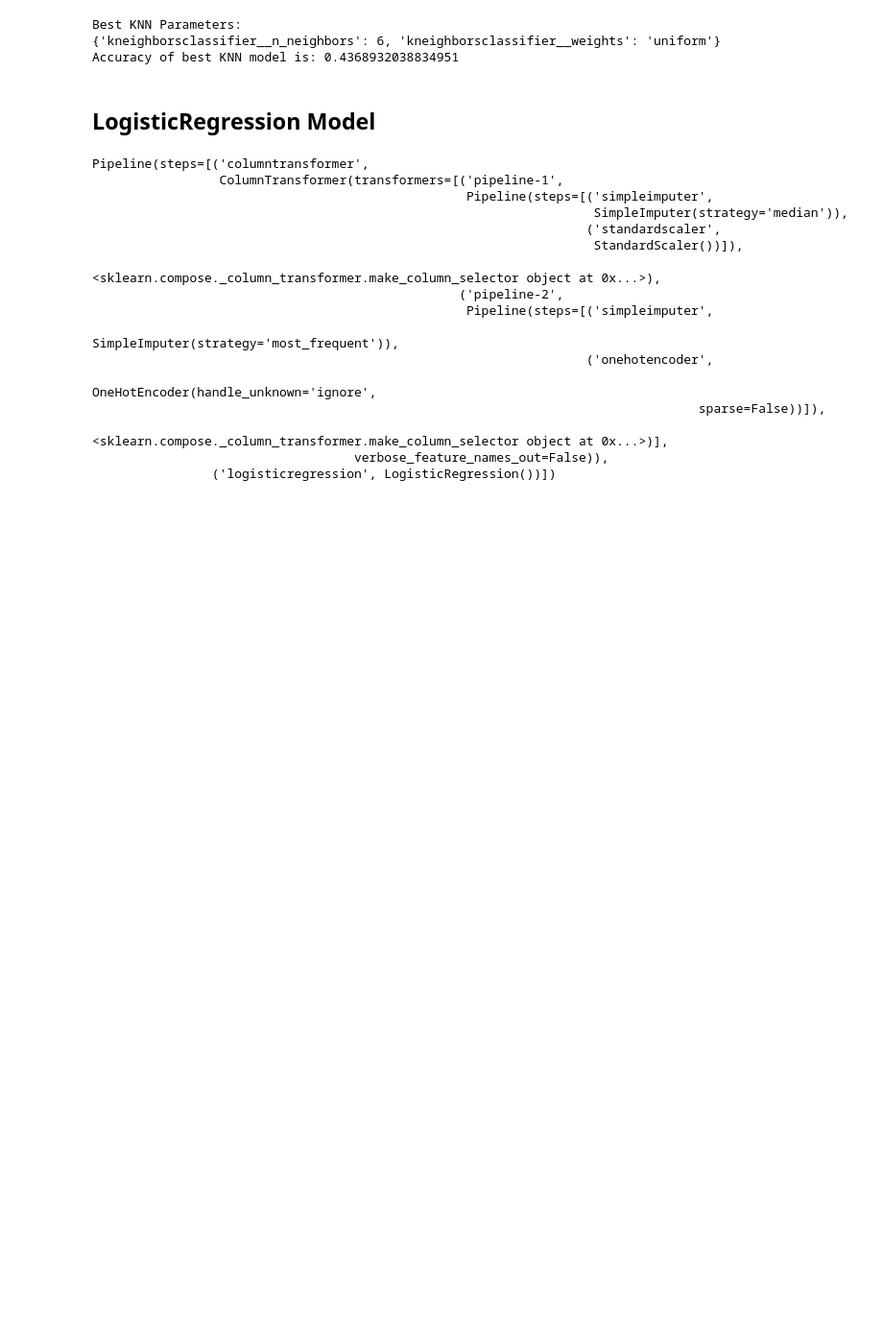
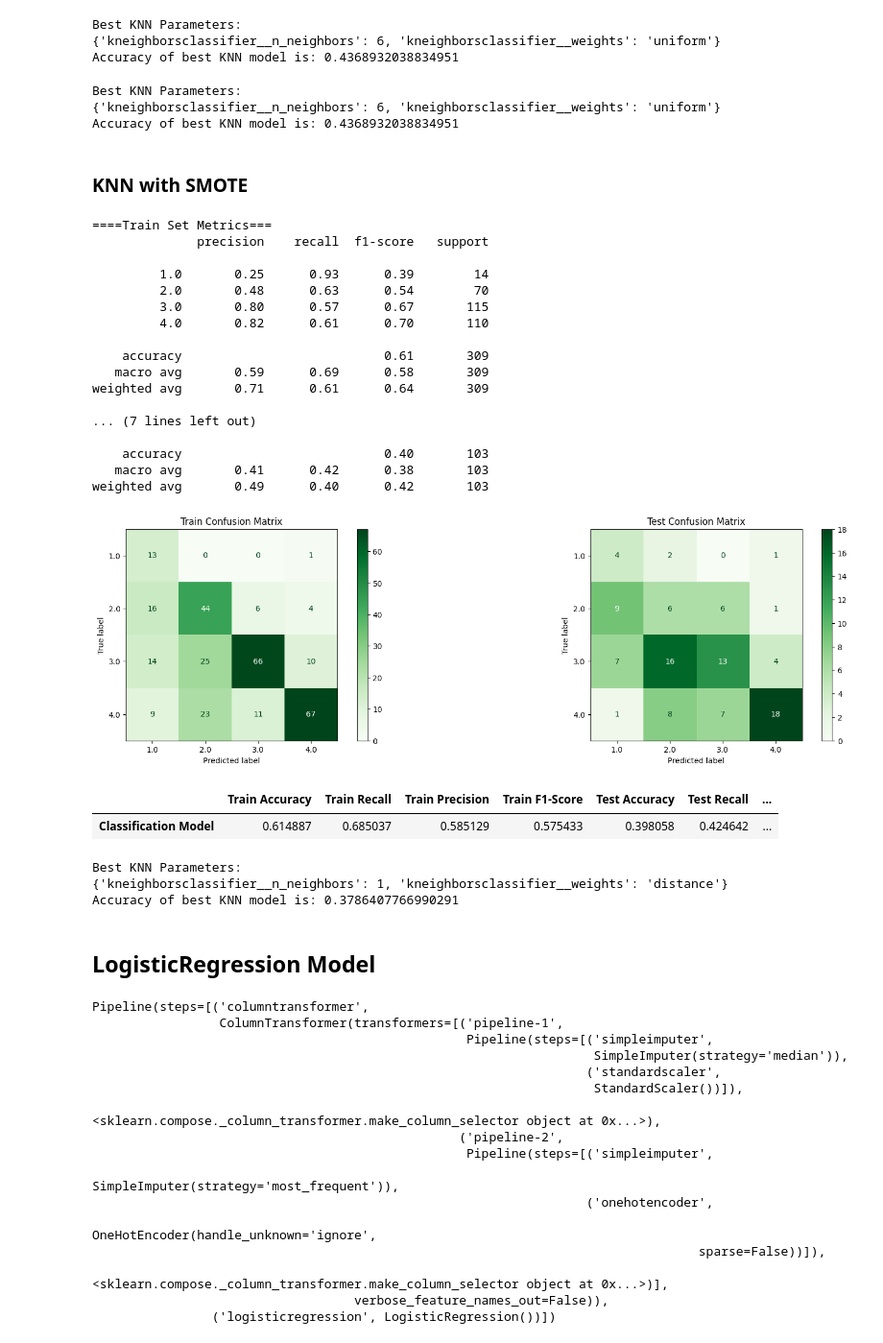
Before and after one commit to JmB17/Perosnal-Project, a Jupyter notebook: Classification_Prediction_on_Cirrhosis_Classification.ipynb, the cells around one changed output. Shown at 96% size. Saved outputs shown, nothing was run; the diff lists cells and outputs as text; code cells hidden in the pictures; blank space fills up the shorter version.

```diff
--- a/Classification_Prediction_on_Cirrhosis_Classification.ipynb
+++ b/Classification_Prediction_on_Cirrhosis_Classification.ipynb
@@ -934,0 +1066,8 @@ Accuracy of best Dec Tree model is: 0.4077669902912621
+# %%
+dt_pipe_smote_gs = GridSearchCV(dt_smote_pipe, dec_tree_params2)
+
+dt_pipe_smote_gs.fit(X_train, y_train)
+print('Best DT Parameters:')
+print(dt_pipe_smote_gs.best_params_)
+dt_best_smote_pipe = dt_pipe_smote_gs.best_estimator_
+print(f'Accuracy of best DT model is: {dt_best_smote_pipe.score(X_test, y_test)}')
@@ -1005,6 +1166,66 @@ print(f'Accuracy of best KNN model is: {knn_best_pipe.score(X_test, y_test)}')
 Best KNN Parameters:
 {'kneighborsclassifier__n_neighbors': 6, 'kneighborsclassifier__weights': 'uniform'}
 Accuracy of best KNN model is: 0.4368932038834951
+# %%
+# Dictionary for hyperparametters
+knn_params2 = {'kneighborsclassifier__n_neighbors': [1,2,3,4,5,6],
+         'kneighborsclassifier__weights': ['uniform']}
+# %%
+knn_pipe_gs2 = GridSearchCV(knn_pipe, knn_params2)
+
+knn_pipe_gs2.fit(X_train, y_train)
+print('Best KNN Parameters:')
+print(knn_pipe_gs2.best_params_)
+knn_best_pipe2 = knn_pipe_gs2.best_estimator_
+print(f'Accuracy of best KNN model is: {knn_best_pipe2.score(X_test, y_test)}')
+# %% [output]
+Best KNN Parameters:
+{'kneighborsclassifier__n_neighbors': 6, 'kneighborsclassifier__weights': 'uniform'}
+Accuracy of best KNN model is: 0.4368932038834951
+# %% [markdown]
+### KNN with SMOTE
+# %%
+knn_smote = KNeighborsClassifier()
+knn_smote_pipe = make_sampler_pipeline(preprocessor, smote, knn_smote)
+#Fit and evaluate the model pipeline
+knn_smote_pipe.fit(X_train, y_train)
+knn_train_smote_preds = knn_smote_pipe.predict(X_train)
+knn_test_smote_preds = knn_smote_pipe.predict(X_test)
+# %%
+evaluate_classification(knn_smote_pipe, X_train, y_train, X_test, y_test)
+# %% [output]
+====Train Set Metrics===
+              precision    recall  f1-score   support
+
+         1.0       0.25      0.93      0.39        14
+         2.0       0.48      0.63      0.54        70
+         3.0       0.80      0.57      0.67       115
+         4.0       0.82      0.61      0.70       110
+
+    accuracy                           0.61       309
+   macro avg       0.59      0.69      0.58       309
+weighted avg       0.71      0.61      0.64       309
+
+... (7 lines left out)
+
+    accuracy                           0.40       103
+   macro avg       0.41      0.42      0.38       103
+weighted avg       0.49      0.40      0.42       103
+[figure, added]
+|  | Train Accuracy | Train Recall | Train Precision | Train F1-Score | Test Accuracy | Test Recall | ... |
+| Classification Model | 0.614887 | 0.685037 | 0.585129 | 0.575433 | 0.398058 | 0.424642 | ... |
+# %%
+knn_pipe_smote_gs = GridSearchCV(knn_smote_pipe, knn_params)
+
+knn_pipe_smote_gs.fit(X_train, y_train)
+print('Best KNN Parameters:')
+print(knn_pipe_smote_gs.best_params_)
+knn_best_smote_pipe = knn_pipe_smote_gs.best_estimator_
+print(f'Accuracy of best KNN model is: {knn_best_smote_pipe.score(X_test, y_test)}')
+# %% [output]
+Best KNN Parameters:
+{'kneighborsclassifier__n_neighbors': 1, 'kneighborsclassifier__weights': 'distance'}
+Accuracy of best KNN model is: 0.3786407766990291
 # %% [markdown]
 ## LogisticRegression Model
 # %%
```
Also changed, not shown: parts of 35 cells of this notebook.
